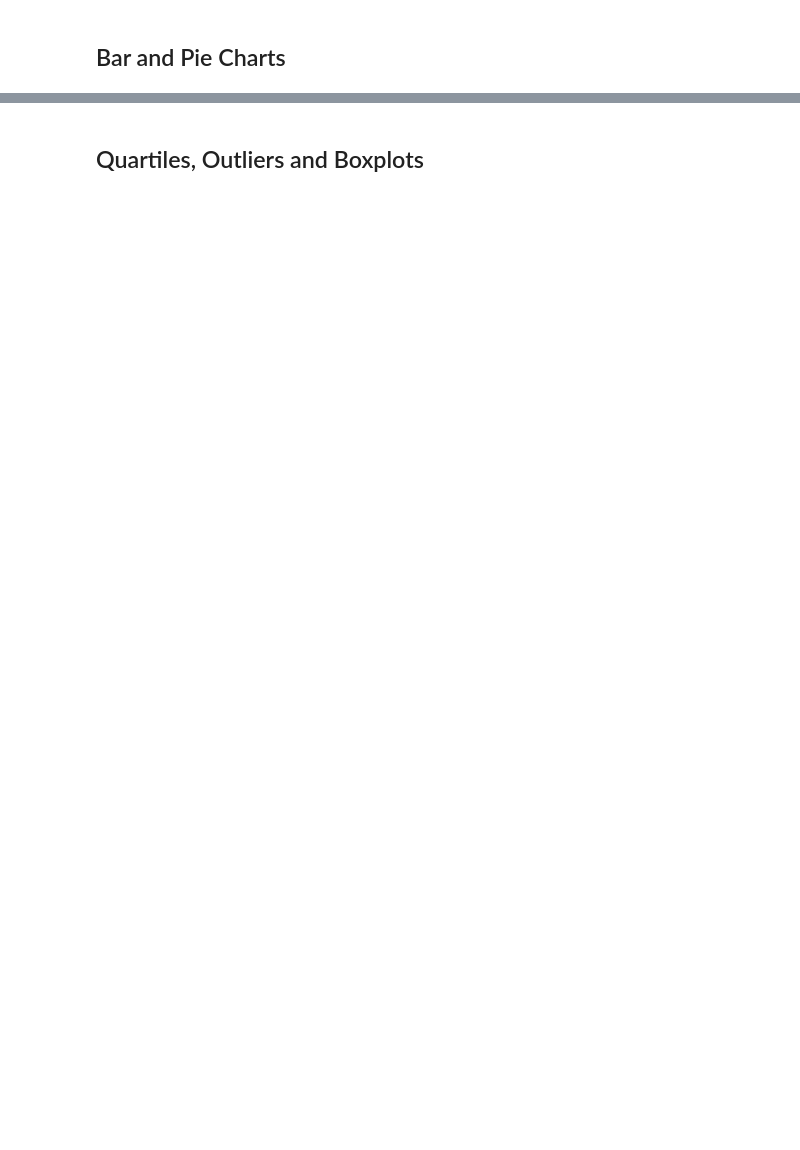
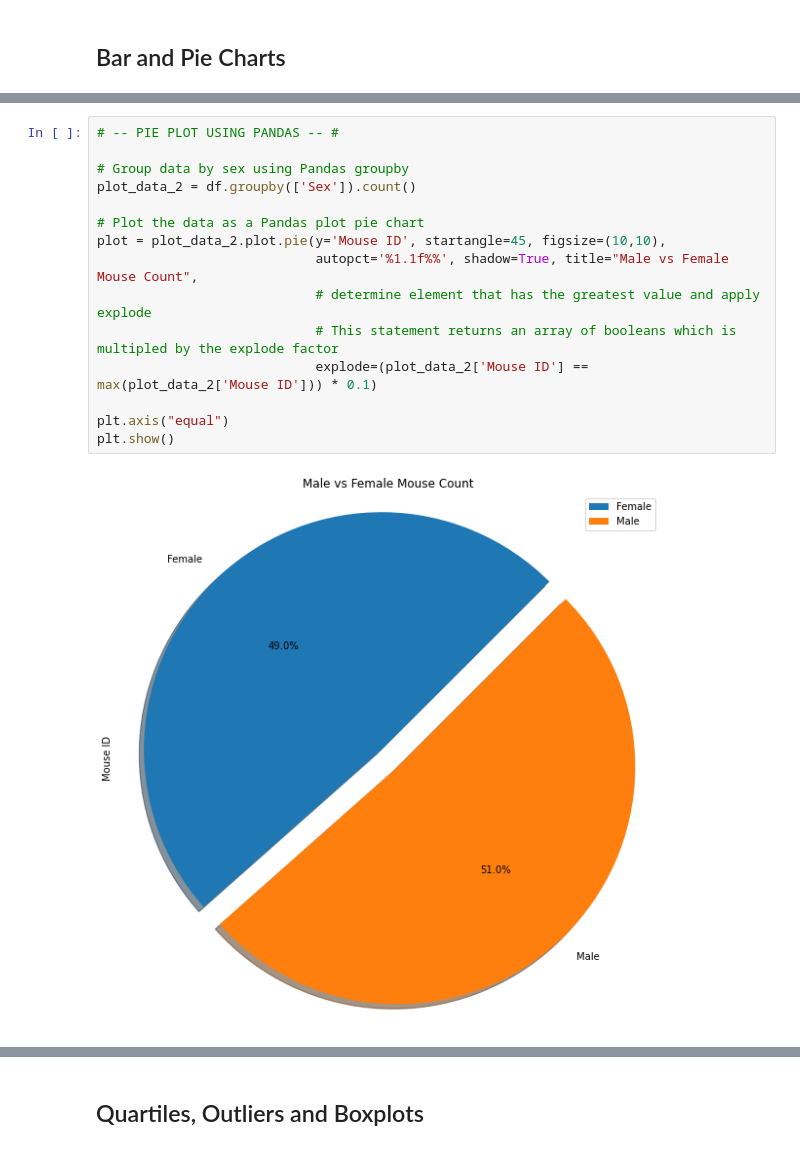
Before and after one commit to dcurrigan/matplotlib-challenge, a Jupyter notebook: pymaceuticals_starter.ipynb, the cells around one changed output, grey strips where cells are left out. Saved outputs shown, nothing was run; the diff lists cells and outputs as text; blank space fills up the shorter version.

```diff
--- a/pymaceuticals_starter.ipynb
+++ b/pymaceuticals_starter.ipynb
@@ -110,0 +172,17 @@ Number of unique mice in the clean DataFrame is: 248
+# %%
+# -- PIE PLOT USING PANDAS -- #
+
+# Group data by sex using Pandas groupby
+plot_data_2 = df.groupby(['Sex']).count()
+
+# Plot the data as a Pandas plot pie chart
+plot = plot_data_2.plot.pie(y='Mouse ID', startangle=45, figsize=(10,10),
+                            autopct='%1.1f%%', shadow=True, title="Male vs Female Mouse Count",
+                            # determine element that has the greatest value and apply explode
+                            # This statement returns an array of booleans which is multipled by the explode factor
+                            explode=(plot_data_2['Mouse ID'] == max(plot_data_2['Mouse ID'])) * 0.1)
+
+plt.axis("equal")
+plt.show()
+# %% [output]
+[figure, added]
```
Also changed, not shown: parts of 17 cells of this notebook, 1 other file.
